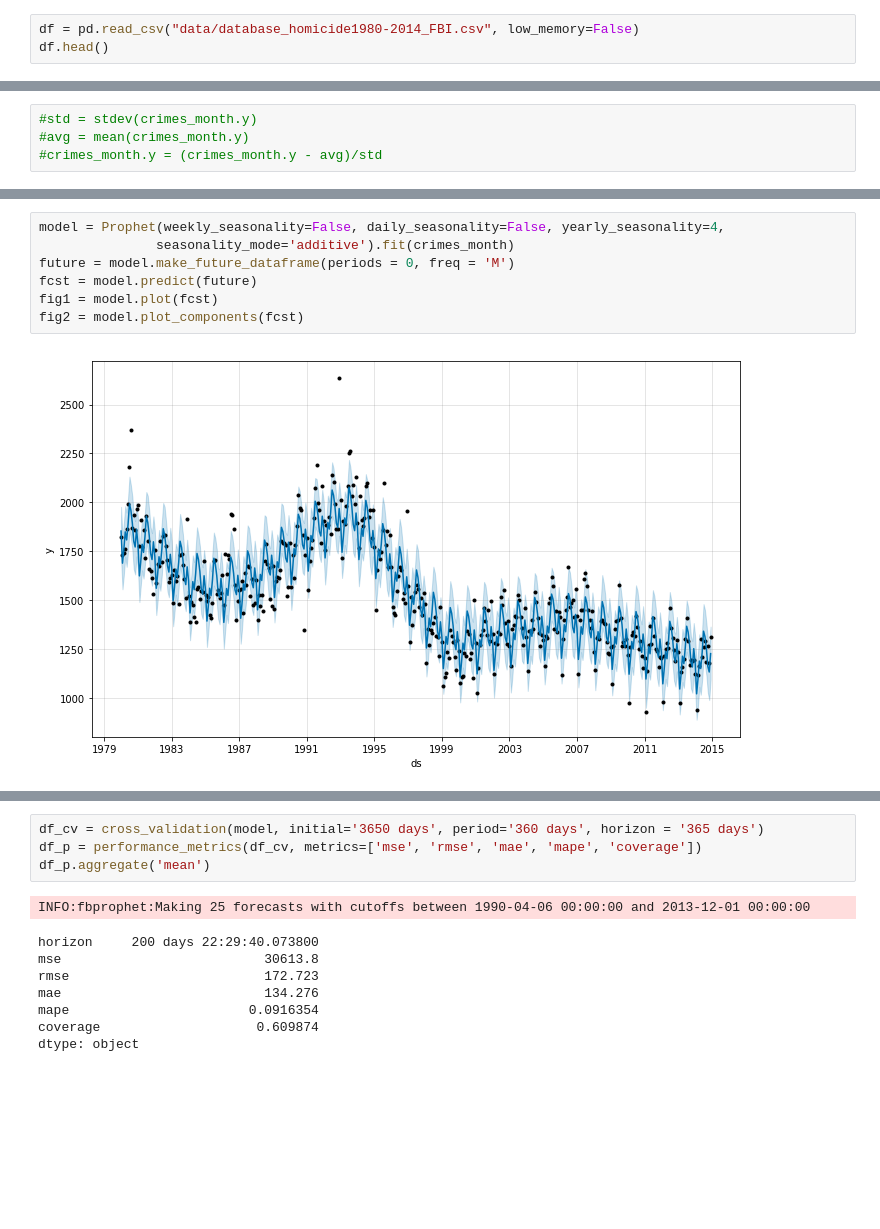
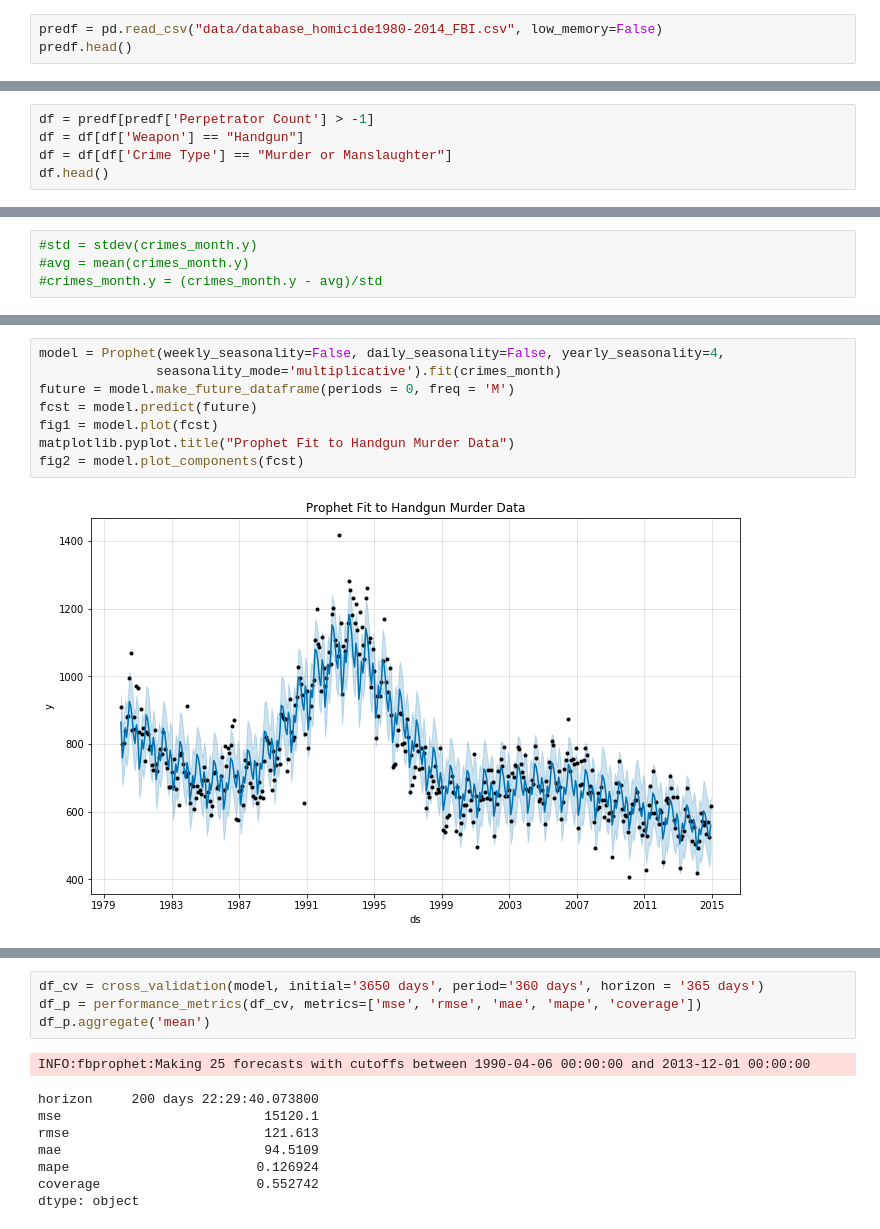
Before and after one commit to mathSlug/crime-analysis, a Jupyter notebook: capstoneTimeSeries/Gun_Violence.ipynb, the cells around one changed output, grey strips where cells are left out. Cells and saved outputs as stored; diff of their text form; blank space fills up the shorter version.

```diff
--- a/capstoneTimeSeries/Gun_Violence.ipynb
+++ b/capstoneTimeSeries/Gun_Violence.ipynb
@@ -8,6 +10,6 @@ from statistics import stdev, mean
 # %%
-df = pd.read_csv("data/database_homicide1980-2014_FBI.csv", low_memory=False)
-df.head()
+predf = pd.read_csv("data/database_homicide1980-2014_FBI.csv", low_memory=False)
+predf.head()
 # %% [output]
 |  | Record ID | Agency Code | Agency Name | Agency Type | City | State | Year | Month | Incident | ... |
 | 0 | 1 | AK00101 | Anchorage | Municipal Police | Anchorage | Alaska | 1980 | January | 1 | ... |
@@ -16,3 +18,8 @@ df.head()
 | 3 | 4 | AK00101 | Anchorage | Municipal Police | Anchorage | Alaska | 1980 | April | 1 | ... |
 | 4 | 5 | AK00101 | Anchorage | Municipal Police | Anchorage | Alaska | 1980 | April | 2 | ... |
 5 rows × 24 columns
+# %%
+df = predf[predf['Perpetrator Count'] > -1]
+df = df[df['Weapon'] == "Handgun"]
+df = df[df['Crime Type'] == "Murder or Manslaughter"]
+df.head()
@@ -42,9 +87,10 @@ crimes_month.head()
 # %%
 model = Prophet(weekly_seasonality=False, daily_seasonality=False, yearly_seasonality=4,
-               seasonality_mode='additive').fit(crimes_month)
+               seasonality_mode='multiplicative').fit(crimes_month)
 future = model.make_future_dataframe(periods = 0, freq = 'M')
 fcst = model.predict(future)
 fig1 = model.plot(fcst)
+matplotlib.pyplot.title("Prophet Fit to Handgun Murder Data")
 fig2 = model.plot_components(fcst)
 # %% [output]
-[figure, old version]
+[figure, new version]
@@ -56,9 +102,9 @@ df_p.aggregate('mean')
 # %% [output]
 INFO:fbprophet:Making 25 forecasts with cutoffs between 1990-04-06 00:00:00 and 2013-12-01 00:00:00
 horizon     200 days 22:29:40.073800
-mse                          30613.8
-rmse                         172.723
-mae                          134.276
-mape                       0.0916354
-coverage                    0.609874
+mse                          15120.1
+rmse                         121.613
+mae                          94.5109
+mape                        0.126924
+coverage                    0.552742
 dtype: object
```
Also changed, not shown: parts of 9 cells of this notebook, 1 other file.
